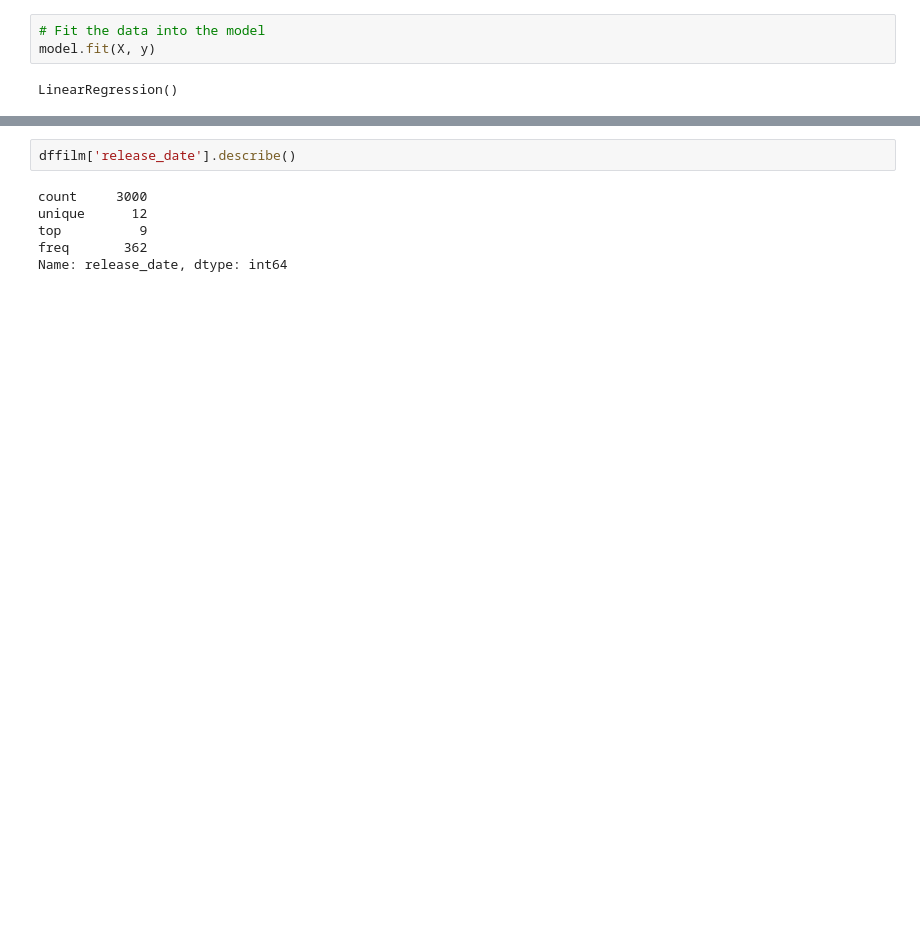
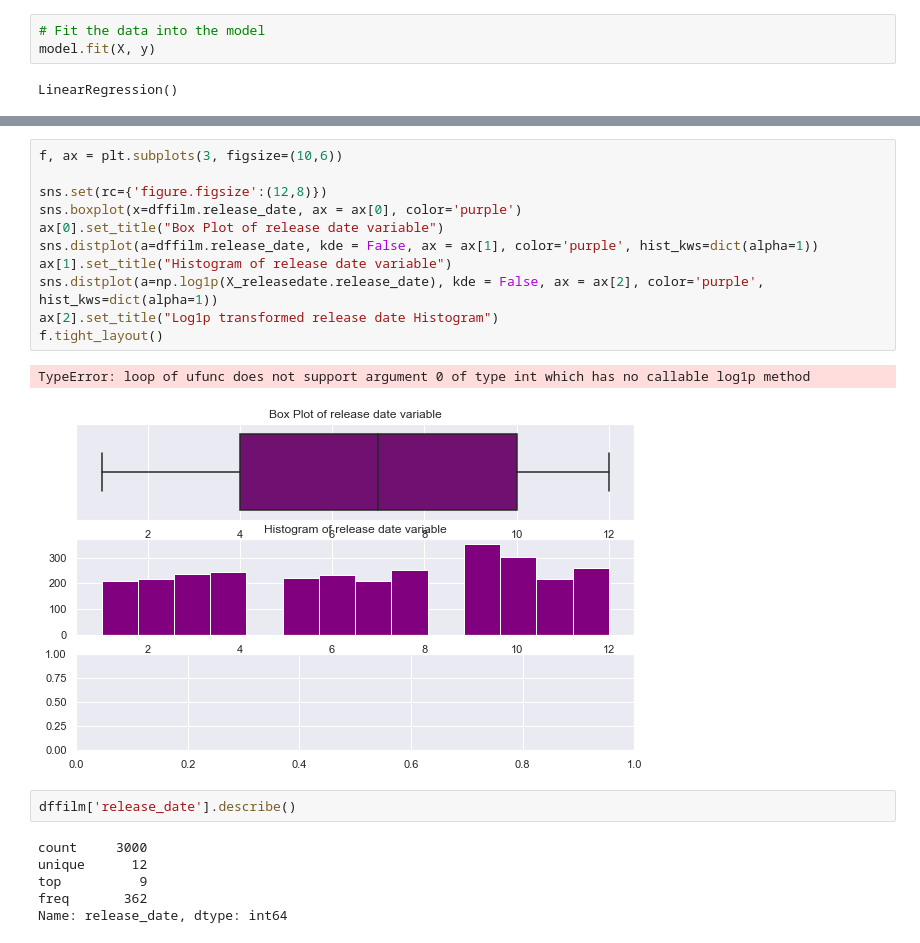
Before and after one commit to nairrekhabr/WorldwideBoxOfficeRevenue, a Jupyter notebook: FilmReleaseDate_linearRegression_RevenuePrediction.ipynb, the cells around one changed output, grey strips where cells are left out. Drawn from its saved outputs; the diff is of its cells as text; blank space fills up the shorter version.

```diff
--- a/FilmReleaseDate_linearRegression_RevenuePrediction.ipynb
+++ b/FilmReleaseDate_linearRegression_RevenuePrediction.ipynb
@@ -135,3 +151,17 @@ plt.plot(X,predicted_y_values,color='red')
+# %%
+f, ax = plt.subplots(3, figsize=(10,6))
+
+sns.set(rc={'figure.figsize':(12,8)})
+sns.boxplot(x=dffilm.release_date, ax = ax[0], color='purple')
+ax[0].set_title("Box Plot of release date variable")
+sns.distplot(a=dffilm.release_date, kde = False, ax = ax[1], color='purple', hist_kws=dict(alpha=1))
+ax[1].set_title("Histogram of release date variable")
+sns.distplot(a=np.log1p(X_releasedate.release_date), kde = False, ax = ax[2], color='purple', hist_kws=dict(alpha=1))
+ax[2].set_title("Log1p transformed release date Histogram")
+f.tight_layout()
+# %% [output]
+TypeError: loop of ufunc does not support argument 0 of type int which has no callable log1p method
+[figure, added]
 # %%
 dffilm['release_date'].describe()
 # %% [output]
```
Also changed, not shown: parts of 10 cells of this notebook, 11 other files.
